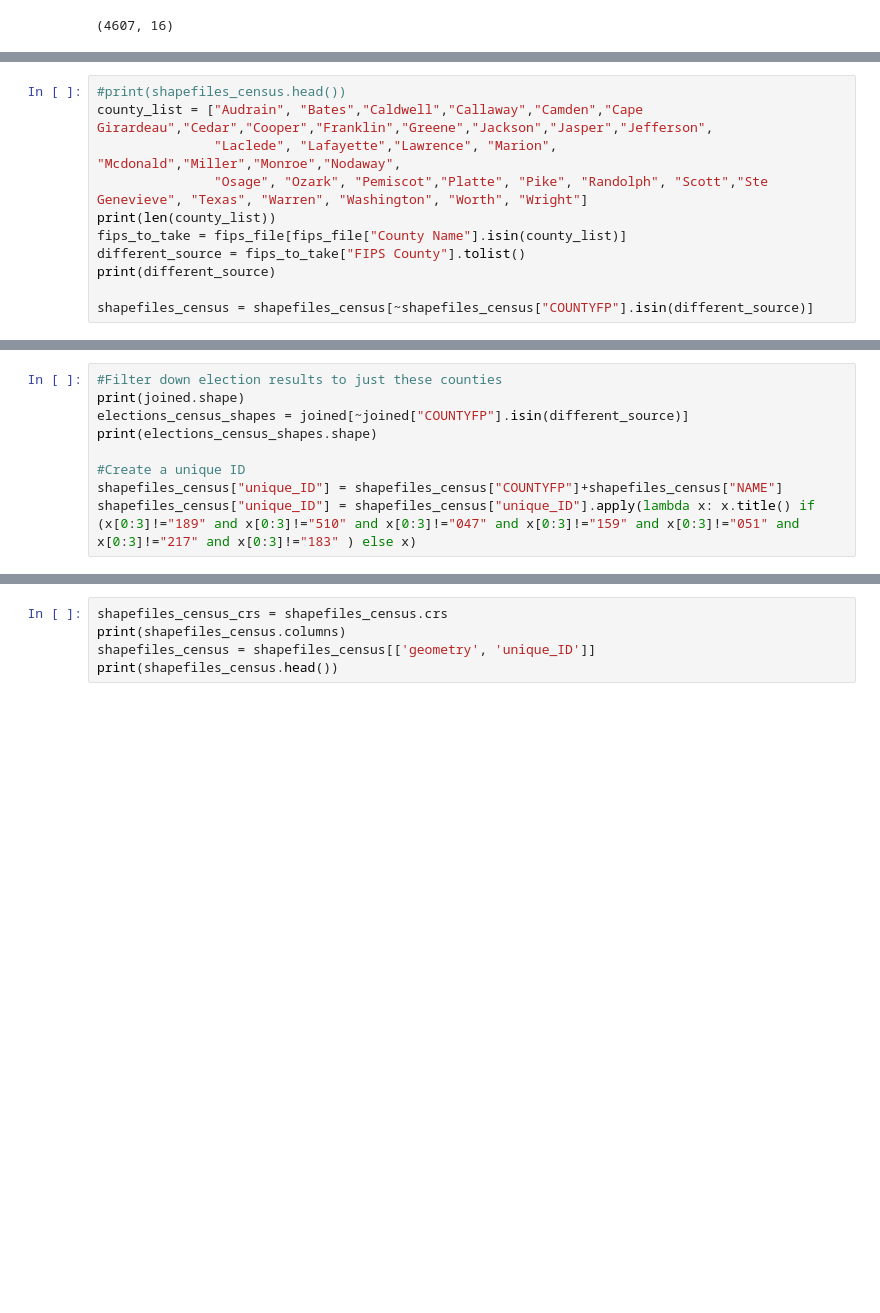
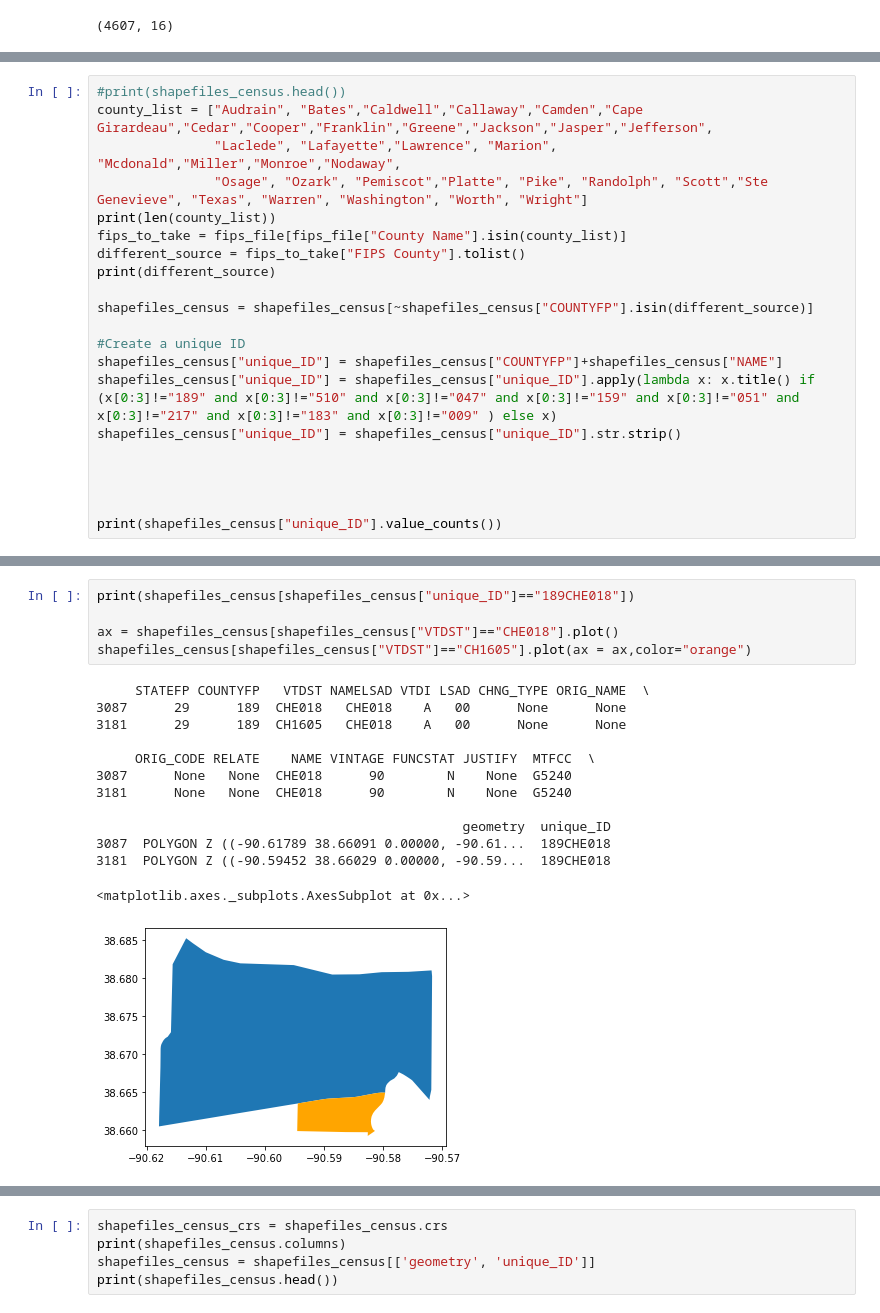
Before and after one commit to nonpartisan-redistricting-datahub/pdv-mo, a Jupyter notebook: vest-mo-2018/VEST_MO_18_replication.ipynb, the cells around one changed output, grey strips where cells are left out. Cells and saved outputs as stored; diff of their text form; blank space fills up the shorter version.

```diff
--- a/vest-mo-2018/VEST_MO_18_replication.ipynb
+++ b/vest-mo-2018/VEST_MO_18_replication.ipynb
@@ -350,6 +373,16 @@ different_source = fips_to_take["FIPS County"].tolist()
 print(different_source)
 
 shapefiles_census = shapefiles_census[~shapefiles_census["COUNTYFP"].isin(different_source)]
+
+#Create a unique ID
+shapefiles_census["unique_ID"] = shapefiles_census["COUNTYFP"]+shapefiles_census["NAME"]
+shapefiles_census["unique_ID"] = shapefiles_census["unique_ID"].apply(lambda x: x.title() if (x[0:3]!="189" and x[0:3]!="510" and x[0:3]!="047" and x[0:3]!="159" and x[0:3]!="051" and x[0:3]!="217" and x[0:3]!="183" and x[0:3]!="009" ) else x)
+shapefiles_census["unique_ID"] = shapefiles_census["unique_ID"].str.strip()
+
+
+
+
+print(shapefiles_census["unique_ID"].value_counts())
 # %% [output]
 34
 ['007', '013', '025', '027', '029', '031', '039', '053', '071', '077', '095', '097', '099', '105', '107', '109', '119', '127', '131', '137', '147', '151', '153', '155', '163', '165', '175', '186', '20 ...
@@ -356,9 +400,0 @@ shapefiles_census = shapefiles_census[~shapefiles_census["COUNTYFP"].isin(differ
-# %%
-#Filter down election results to just these counties
-print(joined.shape)
-elections_census_shapes = joined[~joined["COUNTYFP"].isin(different_source)]
-print(elections_census_shapes.shape)
-
-#Create a unique ID
-shapefiles_census["unique_ID"] = shapefiles_census["COUNTYFP"]+shapefiles_census["NAME"]
-shapefiles_census["unique_ID"] = shapefiles_census["unique_ID"].apply(lambda x: x.title() if (x[0:3]!="189" and x[0:3]!="510" and x[0:3]!="047" and x[0:3]!="159" and x[0:3]!="051" and x[0:3]!="217" and x[0:3]!="183" ) else x)
@@ -367,0 +409,19 @@ shapefiles_census["unique_ID"] = shapefiles_census["unique_ID"].apply(lambda x:
+# %%
+print(shapefiles_census[shapefiles_census["unique_ID"]=="189CHE018"])
+
+ax = shapefiles_census[shapefiles_census["VTDST"]=="CHE018"].plot()
+shapefiles_census[shapefiles_census["VTDST"]=="CH1605"].plot(ax = ax,color="orange")
+# %% [output]
+     STATEFP COUNTYFP   VTDST NAMELSAD VTDI LSAD CHNG_TYPE ORIG_NAME  \
+3087      29      189  CHE018   CHE018    A   00      None      None
+3181      29      189  CH1605   CHE018    A   00      None      None
+
+     ORIG_CODE RELATE    NAME VINTAGE FUNCSTAT JUSTIFY  MTFCC  \
+3087      None   None  CHE018      90        N    None  G5240
+3181      None   None  CHE018      90        N    None  G5240
+
+                                               geometry  unique_ID
+3087  POLYGON Z ((-90.61789 38.66091 0.00000, -90.61...  189CHE018
+3181  POLYGON Z ((-90.59452 38.66029 0.00000, -90.59...  189CHE018
+<matplotlib.axes._subplots.AxesSubplot at 0x...>
+[figure, added]
```
Also changed, not shown: parts of 27 cells of this notebook.
